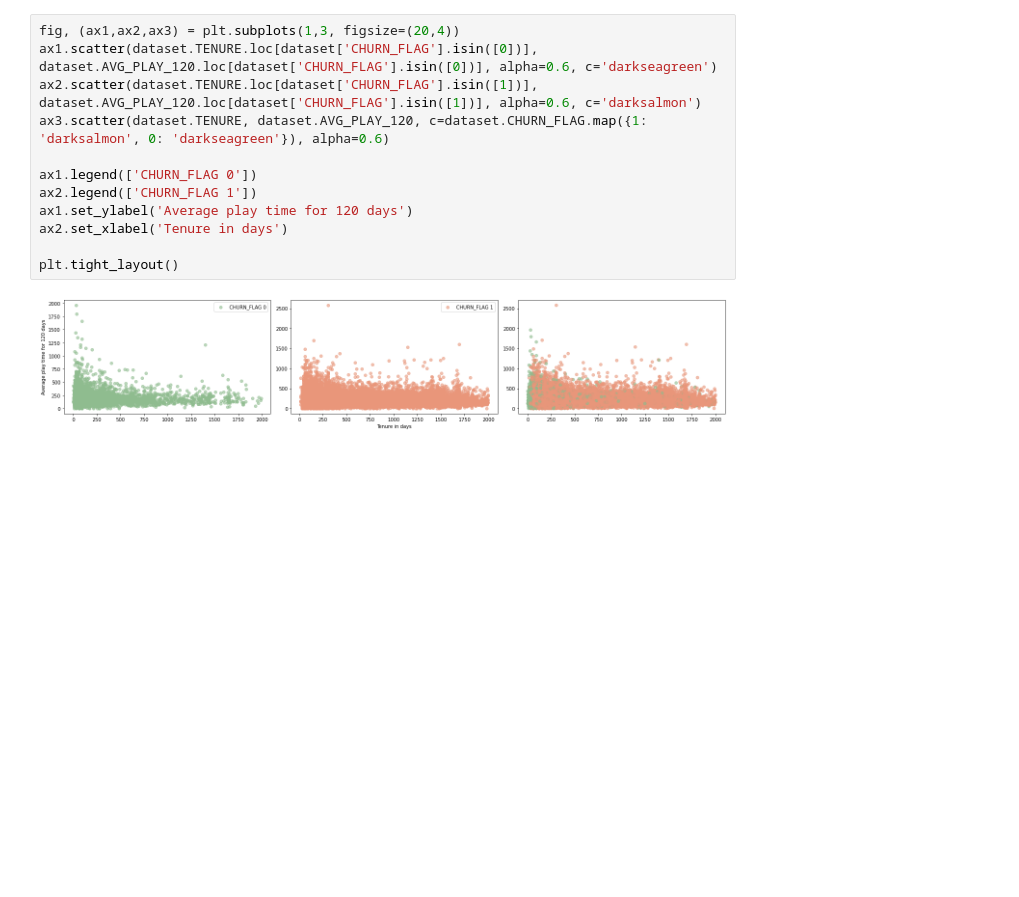
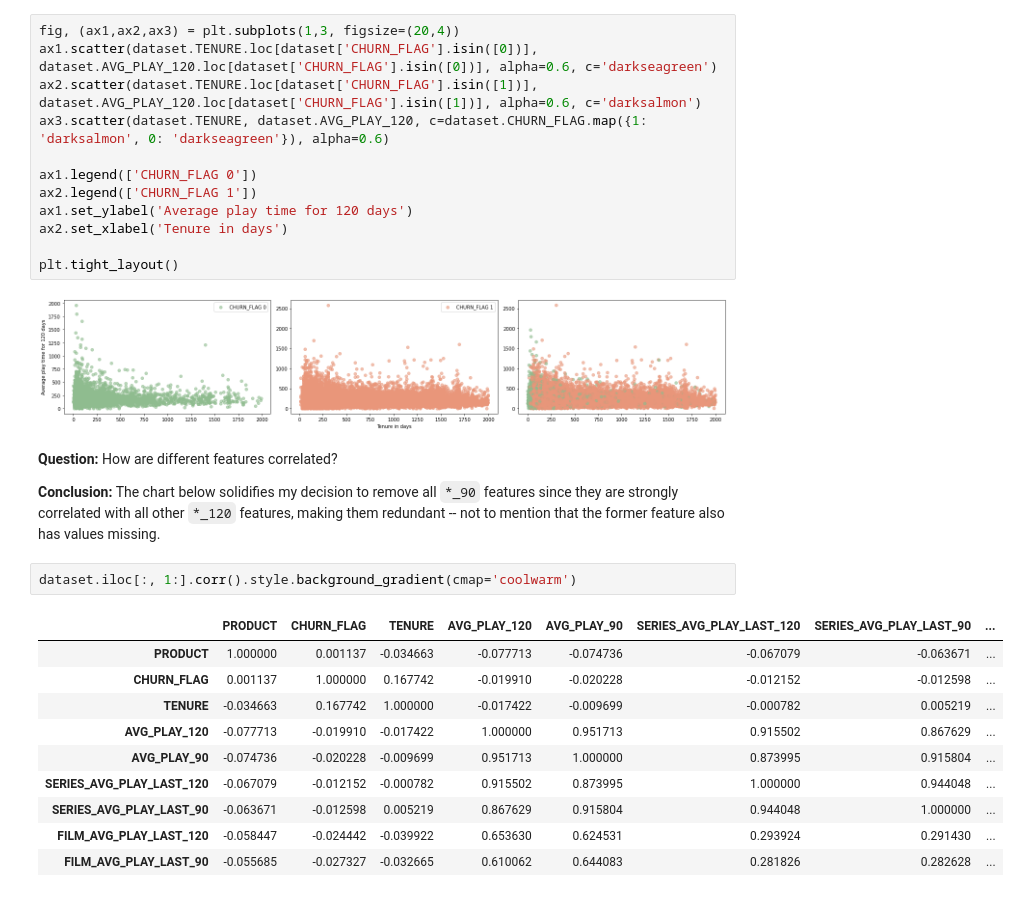
Before and after one commit to i-be-snek/tv4-churn-assignment, a Jupyter notebook: model/data_exploration.ipynb, the cells around one changed output. Drawn from its saved outputs; the diff is of its cells as text; blank space fills up the shorter version.

```diff
--- a/model/data_exploration.ipynb
+++ b/model/data_exploration.ipynb
@@ -194,3 +200,20 @@ ax2.set_xlabel('Tenure in days')
 plt.tight_layout()
 # %% [output]
 [figure]
+# %% [markdown]
+**Question:** How are different features correlated?
+
+**Conclusion:** The chart below solidifies my decision to remove all `*_90` features since they are strongly correlated with all other `*_120` features, making them redundant -- not to mention that the former feature also has values missing.
+# %%
+dataset.iloc[:, 1:].corr().style.background_gradient(cmap='coolwarm')
+# %% [output]
+|  | PRODUCT | CHURN_FLAG | TENURE | AVG_PLAY_120 | AVG_PLAY_90 | SERIES_AVG_PLAY_LAST_120 | SERIES_AVG_PLAY_LAST_90 | ... |
+| PRODUCT | 1.000000 | 0.001137 | -0.034663 | -0.077713 | -0.074736 | -0.067079 | -0.063671 | ... |
+| CHURN_FLAG | 0.001137 | 1.000000 | 0.167742 | -0.019910 | -0.020228 | -0.012152 | -0.012598 | ... |
+| TENURE | -0.034663 | 0.167742 | 1.000000 | -0.017422 | -0.009699 | -0.000782 | 0.005219 | ... |
+| AVG_PLAY_120 | -0.077713 | -0.019910 | -0.017422 | 1.000000 | 0.951713 | 0.915502 | 0.867629 | ... |
+| AVG_PLAY_90 | -0.074736 | -0.020228 | -0.009699 | 0.951713 | 1.000000 | 0.873995 | 0.915804 | ... |
+| SERIES_AVG_PLAY_LAST_120 | -0.067079 | -0.012152 | -0.000782 | 0.915502 | 0.873995 | 1.000000 | 0.944048 | ... |
+| SERIES_AVG_PLAY_LAST_90 | -0.063671 | -0.012598 | 0.005219 | 0.867629 | 0.915804 | 0.944048 | 1.000000 | ... |
+| FILM_AVG_PLAY_LAST_120 | -0.058447 | -0.024442 | -0.039922 | 0.653630 | 0.624531 | 0.293924 | 0.291430 | ... |
+| FILM_AVG_PLAY_LAST_90 | -0.055685 | -0.027327 | -0.032665 | 0.610062 | 0.644083 | 0.281826 | 0.282628 | ... |
```
Also changed, not shown: parts of 2 cells of this notebook.
